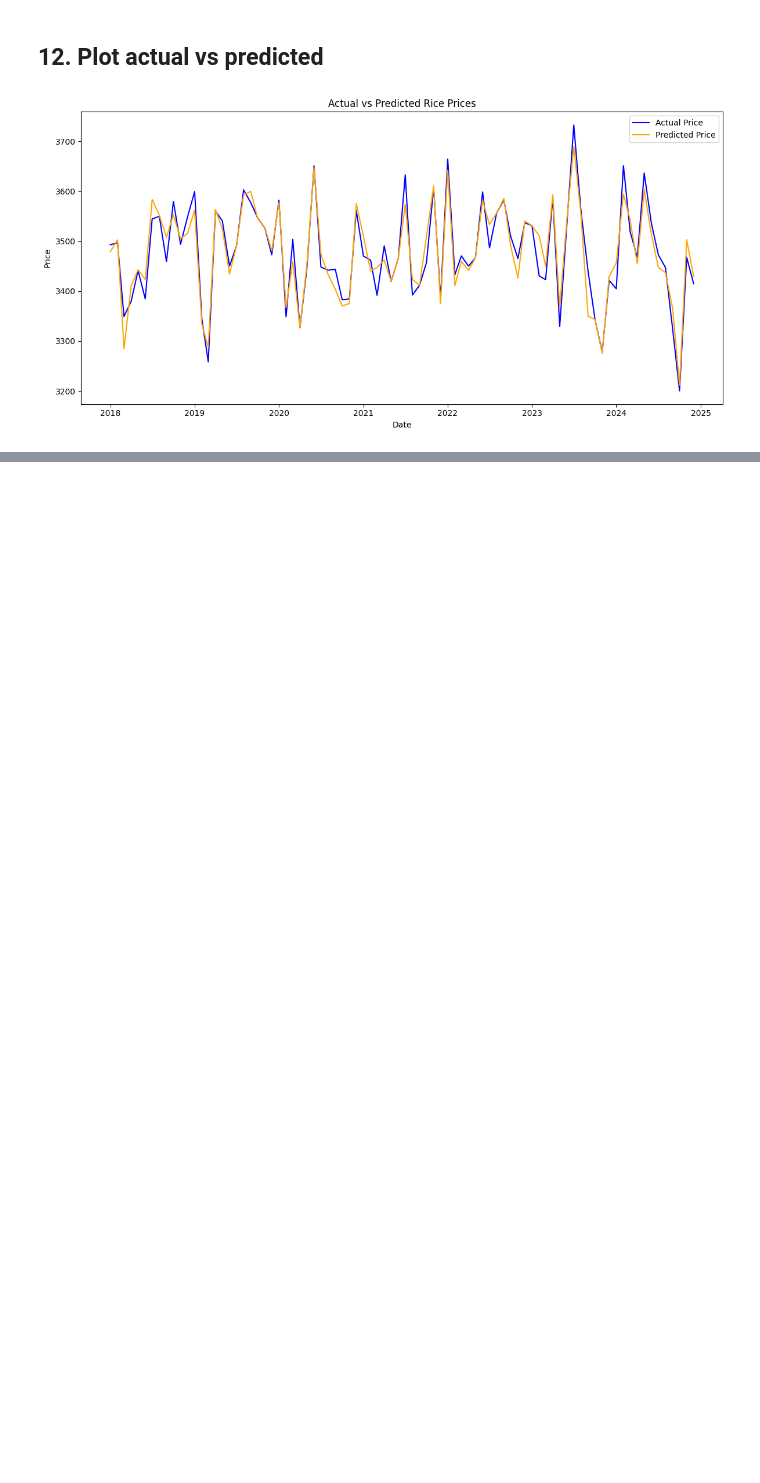
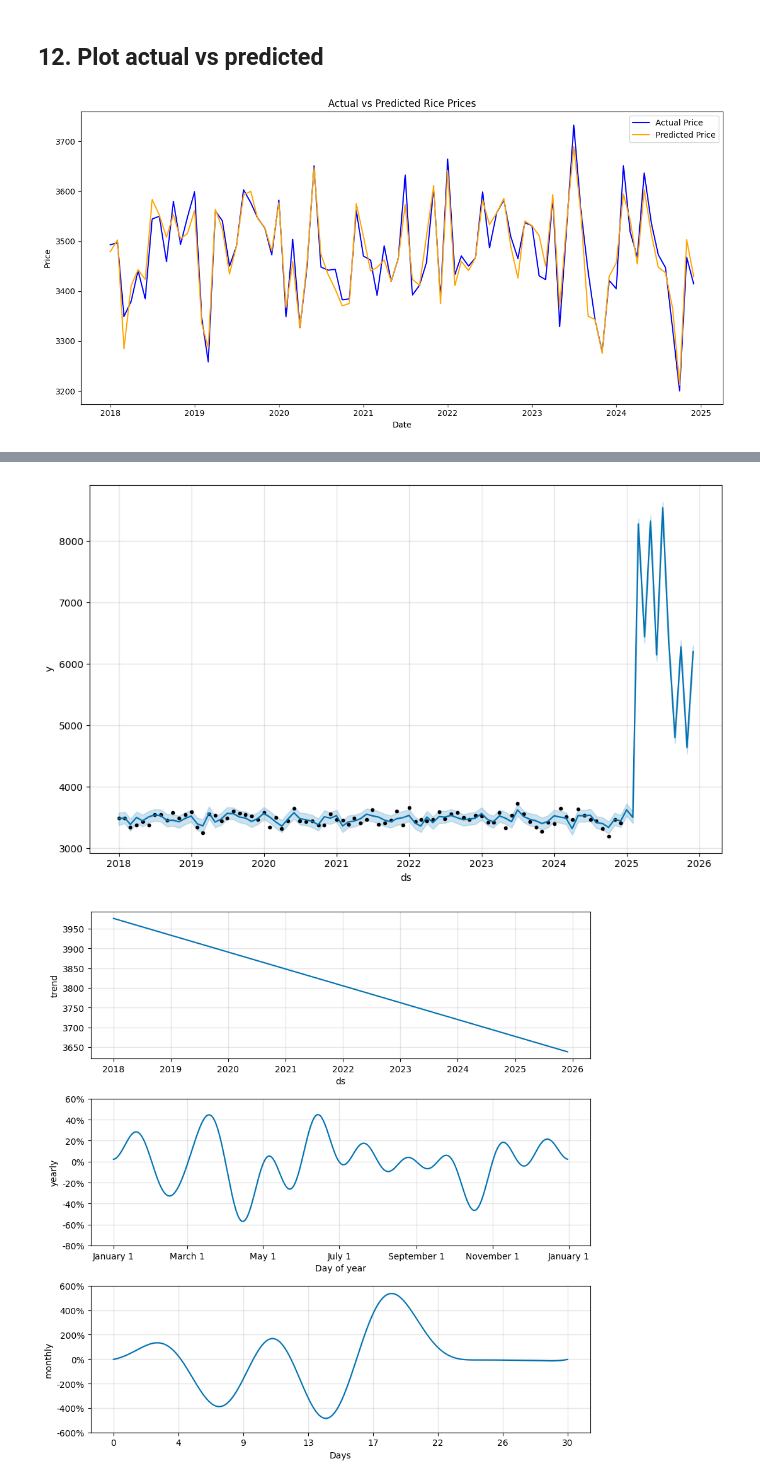
Before and after one commit to SMS-code-dot/F_Test1, a Jupyter notebook: F_Test1.ipynb, the cells around one changed output, grey strips where cells are left out. Cells and saved outputs as stored; diff of their text form; code cells hidden in the pictures; blank space fills up the shorter version.

```diff
--- a/F_Test1.ipynb
+++ b/F_Test1.ipynb
@@ -112,7 +116,7 @@ INFO:cmdstanpy:Chain [1] done processing
 # %% [markdown]
 ## 7. Create future dataframe
 # %%
-future = model.make_future_dataframe(periods=12, freq='M')
+future = model.make_future_dataframe(periods=12, freq='ME')
 # %% [markdown]
 ## 8. Forecast
 # %%
@@ -163,3 +167,73 @@ plt.tight_layout()
 plt.show()
 # %% [output]
 [figure]
+# %%
+# 1. Data Loading & Preprocessing
+df = pd.read_excel('/content/Liberian_rice_price_prediction.xlsx')
+df['Date'] = pd.to_datetime(df['Date'], dayfirst=True, errors='coerce')
+df = df.dropna(subset=['Date', 'Price'])
+
+# 2. Monthly Aggregation
+df['MonthPeriod'] = df['Date'].dt.to_period('M')
+monthly_avg = df.groupby('MonthPeriod')['Price'].mean().reset_index()
+monthly_avg['Date'] = monthly_avg['MonthPeriod'].dt.to_timestamp()
+
+# 3. Prophet Model Setup
+prophet_df = monthly_avg.rename(columns={'Date': 'ds', 'Price': 'y'})
+model = Prophet(
+    yearly_seasonality=True,
+    seasonality_mode='multiplicative',
+    changepoint_prior_scale=0.008,
+    n_changepoints=100
+)
+model.add_seasonality(name='monthly', period=30.5, fourier_order=5)
+model.fit(prophet_df)
+
+# 4. Forecasting
+future = model.make_future_dataframe(periods=12, freq='ME')
+forecast = model.predict(future)
+
+# 1. Data Loading & Preprocessing
+df = pd.read_excel('/content/Liberian_rice_price_prediction.xlsx')
+df['Date'] = pd.to_datetime(df['Date'], dayfirst=True, errors='coerce')
+df = df.dropna(subset=['Date', 'Price'])
+
+# 2. Monthly Aggregation
+df['MonthPeriod'] = df['Date'].dt.to_period('M')
+monthly_avg = df.groupby('MonthPeriod')['Price'].mean().reset_index()
+monthly_avg['Date'] = monthly_avg['MonthPeriod'].dt.to_timestamp()
+
+# 3. Prophet Model Setup
+prophet_df = monthly_avg.rename(columns={'Date': 'ds', 'Price': 'y'})
+model = Prophet(
+    yearly_seasonality=True,
+    seasonality_mode='multiplicative',
+    changepoint_prior_scale=0.008,
+    n_changepoints=100
+)
+model.add_seasonality(name='monthly', period=30.5, fourier_order=5)
+model.fit(prophet_df)
+
+# 4. Forecasting
+future = model.make_future_dataframe(periods=12, freq='ME')
+forecast = model.predict(future)
+
+# 5. Plotting (to be adapted for Streamlit)
+fig1 = model.plot(forecast)
+fig2 = model.plot_components(forecast)
+plt.figure(figsize=(12, 6))
+plt.plot(actual.index, actual['y'], label='Actual Price', color='blue')
+plt.plot(actual.index, predicted, label='Predicted Price', color='orange')
+plt.title('Actual vs Predicted Rice Prices')
+plt.xlabel('Date')
+plt.ylabel('Price')
+plt.legend()
+plt.tight_layout()
+plt.show()
+plt.title('Actual vs Predicted Rice Prices')
+plt.xlabel('Date')
+plt.ylabel('Price')
+plt.legend()
+plt.tight_layout()
+plt.show()
+# %% [output]
@@ -165,0 +257,2 @@ plt.show()
+[figure, added]
+[figure, added]
```
Also changed, not shown: parts of 6 cells of this notebook.
